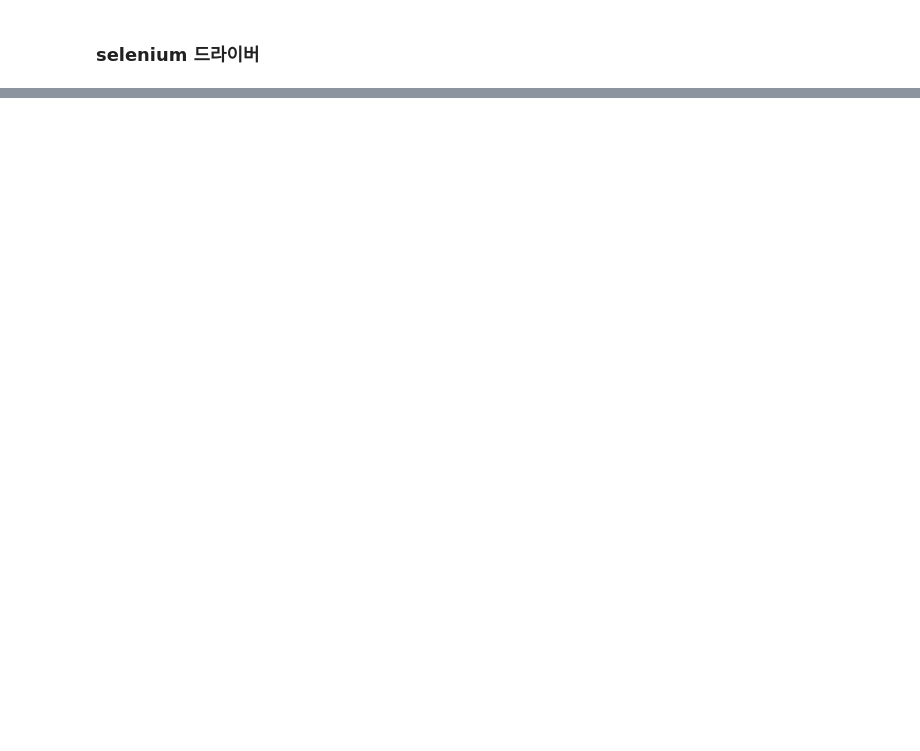
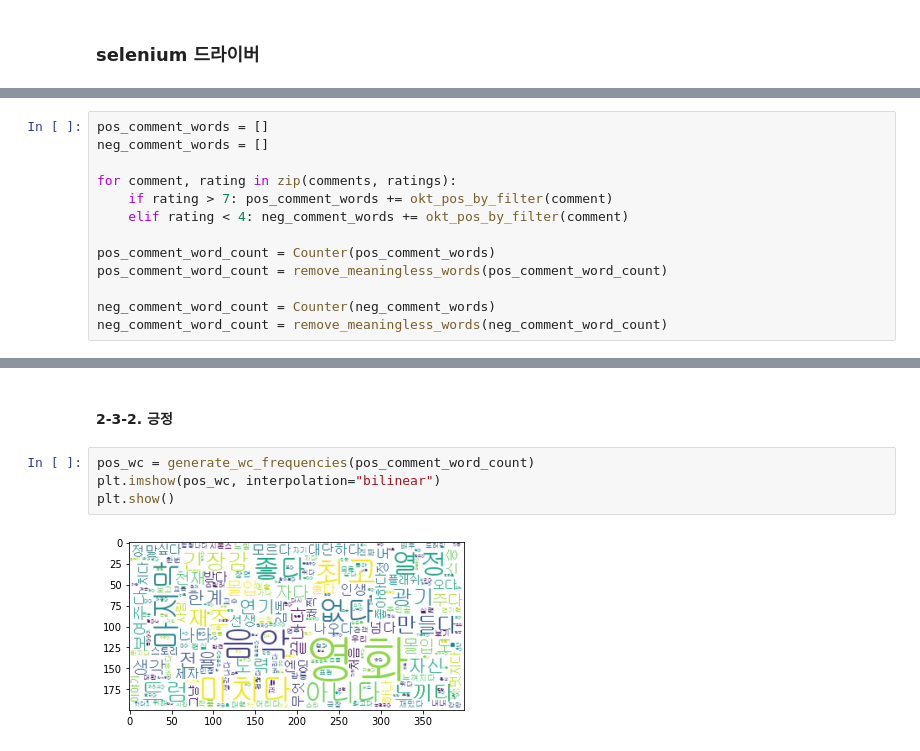
Before and after one commit to Eui9179/AI-DS, a Jupyter notebook: Exercises/movie_review_analysis.ipynb, the cells around one changed output, grey strips where cells are left out. Saved outputs shown, nothing was run; the diff lists cells and outputs as text; blank space fills up the shorter version.

```diff
--- a/Exercises/movie_review_analysis.ipynb
+++ b/Exercises/movie_review_analysis.ipynb
@@ -88,0 +167,13 @@ user_reviews
+# %%
+pos_comment_words = []
+neg_comment_words = []
+
+for comment, rating in zip(comments, ratings):
+    if rating > 7: pos_comment_words += okt_pos_by_filter(comment)
+    elif rating < 4: neg_comment_words += okt_pos_by_filter(comment)
+
+pos_comment_word_count = Counter(pos_comment_words)
+pos_comment_word_count = remove_meaningless_words(pos_comment_word_count)
+
+neg_comment_word_count = Counter(neg_comment_words)
+neg_comment_word_count = remove_meaningless_words(neg_comment_word_count)
@@ -88,0 +190,8 @@ user_reviews
+# %% [markdown]
+#### 2-3-2. 긍정
+# %%
+pos_wc = generate_wc_frequencies(pos_comment_word_count)
+plt.imshow(pos_wc, interpolation="bilinear")
+plt.show()
+# %% [output]
+[figure, added]
```
Also changed, not shown: parts of 22 cells of this notebook, 1 other file.
